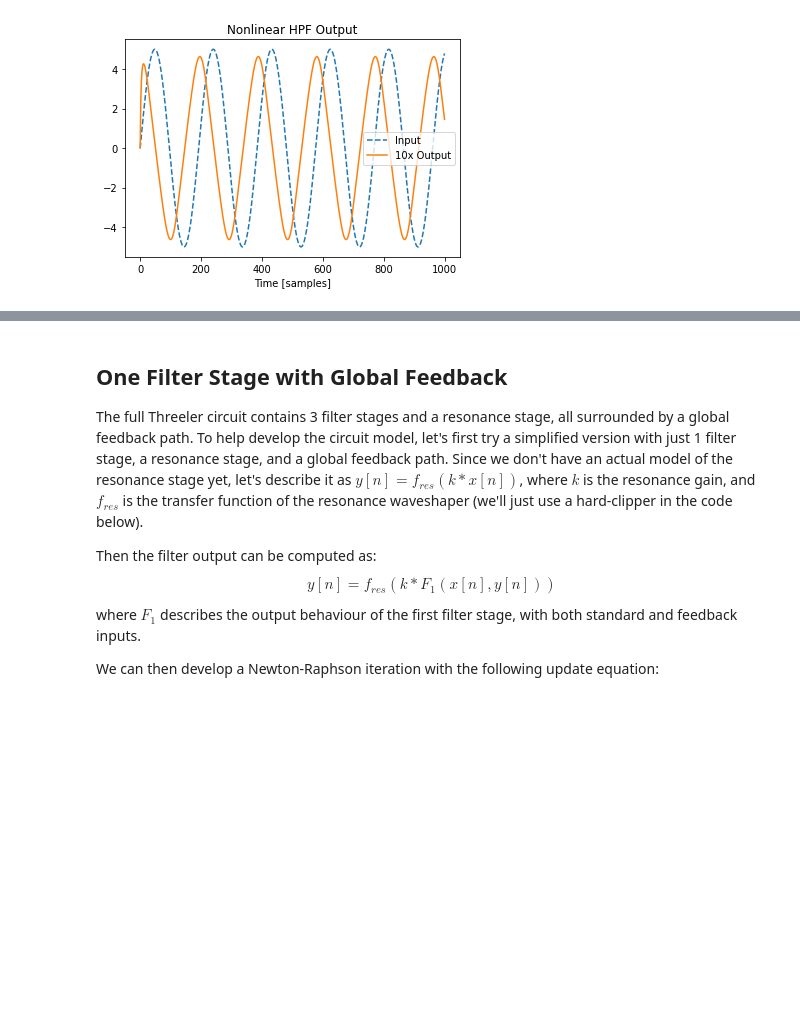
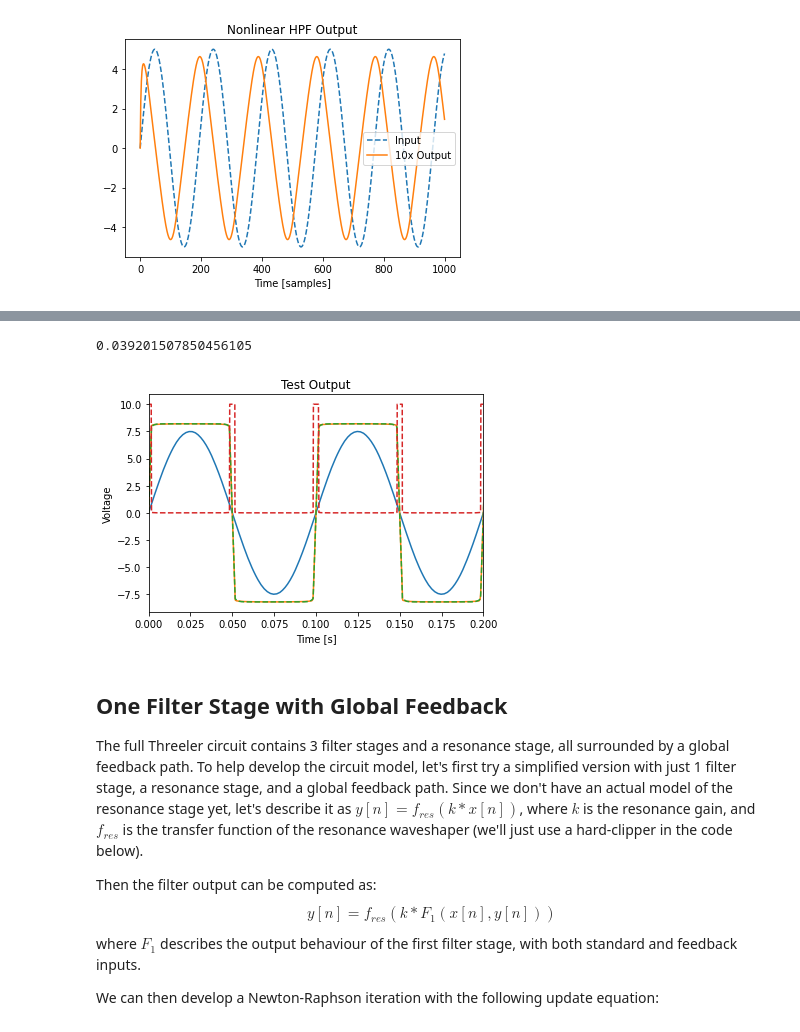
Before and after one commit to surge-synthesizer/surge-python, a Jupyter notebook: scripts/dsp_simulations/ThreelerAnalysis.ipynb, the cells around one changed output, grey strips where cells are left out. Drawn from its saved outputs; the diff is of its cells as text; code cells hidden in the pictures; blank space fills up the shorter version.

```diff
--- a/scripts/dsp_simulations/ThreelerAnalysis.ipynb
+++ b/scripts/dsp_simulations/ThreelerAnalysis.ipynb
@@ -376,3 +398,57 @@ plt.legend()
+# %%
+def res_func(x_val, alpha=1.0168177, beta=9.03240196, c=0.222161):
+    # so we can run this function on vectors, if needed...
+    if isinstance(x_val, np.ndarray):
+        y_vals = np.copy(x_val)
+        for n, xx in enumerate(x_val):
+            y_vals[n] = res_func(xx, alpha, beta, c)
+        return y_vals
+
+    x_val *= 10
+    if np.abs(x_val) < 7.5:
+        return x_val
+
+    y_val = -np.power(alpha, beta * -np.abs(x_val + c)) + 8.2
+    return np.sign(x_val) * y_val
+
+def res_deriv(x_val, alpha=1.0168177, beta=9.03240196, c=0.222161):
+    # so we can run this function on vectors, if needed...
+    if isinstance(x_val, np.ndarray):
+        y_vals = np.copy(x_val)
+        for n, xx in enumerate(x_val):
+            y_vals[n] = res_deriv(xx, alpha, beta, c)
+        return y_vals
+
+    x_val *= 10
+    if np.abs(x_val) < 7.5:
+        return 10.0
+
+    return np.power(alpha, beta * -np.abs(x_val + c)) * beta * np.log(alpha)
+
+# to optimize...
+# popt, pcov = curve_fit(res_func, x, y, [1.01, 9.0, 0.0], bounds=([1.0, 1.0, -15], [5.0, 20.0, 15]))
+# print(popt)
+# y_test = res_func(x, *popt)
+
+y_test = res_func(x)
+y_dv = res_deriv(x)
+
+plt.plot(time, x)
+plt.plot(time, y)
+plt.plot(time, y_test, '--')
+plt.plot(time, y_dv, '--')
+
+plt.title('Test Output')
+plt.xlabel('Time [s]')
+plt.ylabel('Voltage')
+plt.xlim(0, 0.2)
+# plt.ylim(-1, 10.5)
+# plt.ylim(7.0, 8.5)
+
+print(np.mean(np.abs(y - y_test)))
+# %% [output]
+0.039201507850456105
+[figure, added]
 # %% [markdown]
 ## One Filter Stage with Global Feedback
 
```
Also changed, not shown: parts of 5 cells of this notebook.
